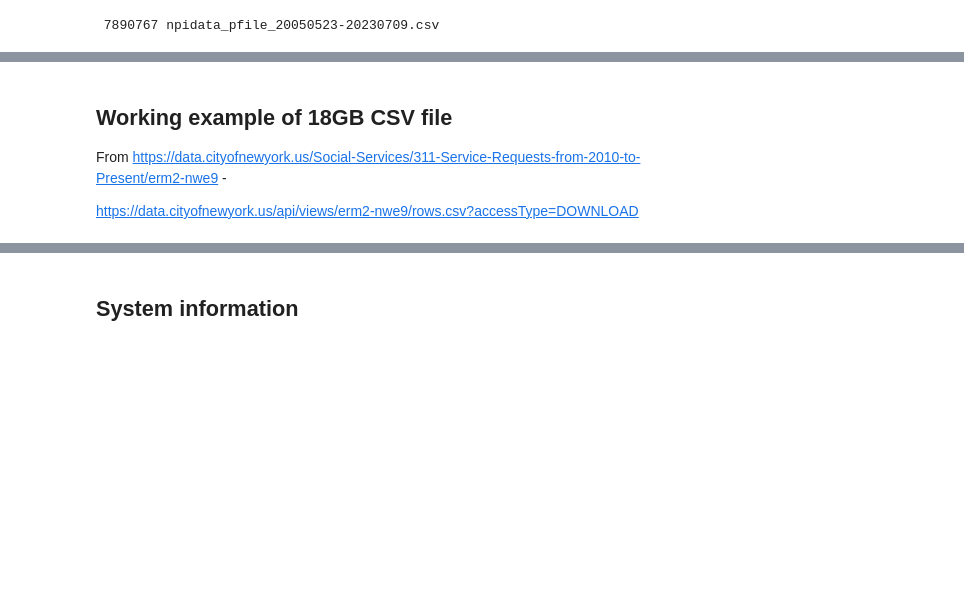
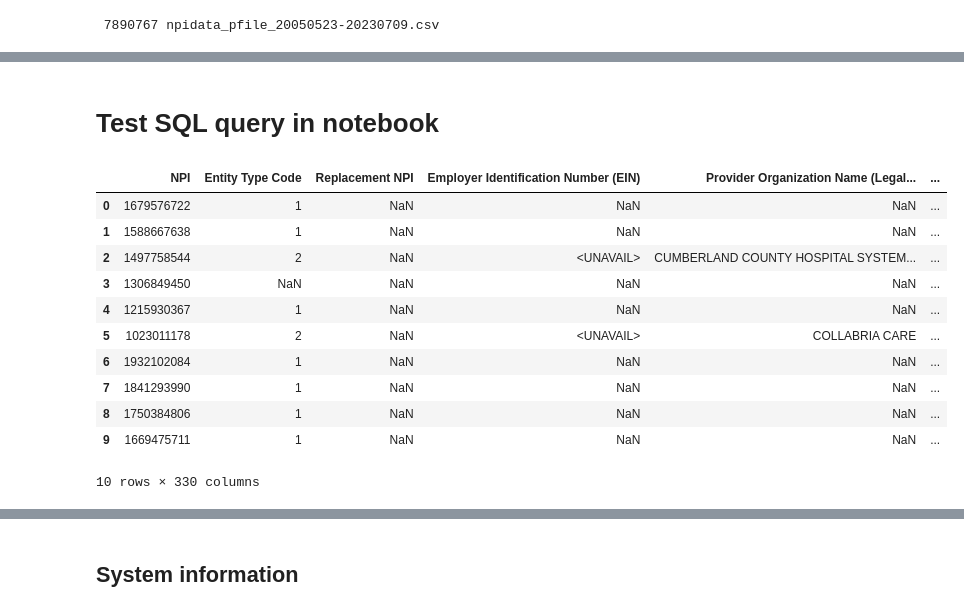
Before and after one commit to onefact/data_build_tool_payless.health, a Jupyter notebook: notebooks/cms.gov-national-plan-and-provider-identifier-database.ipynb, the cells around one changed output, grey strips where cells are left out. Cells and saved outputs as stored; diff of their text form; code cells hidden in the pictures; blank space fills up the shorter version.

```diff
--- a/notebooks/cms.gov-national-plan-and-provider-identifier-database.ipynb
+++ b/notebooks/cms.gov-national-plan-and-provider-identifier-database.ipynb
@@ -67,3 +168,5 @@ Archive:  NPPES_Data_Dissemination_July_2023.zip
+# %% [markdown]
+# Test SQL query in notebook
 # %%
 # Load duckdb, which lets us efficiently load large files
 import duckdb
@@ -86,12 +189,12 @@ FROM read_csv('npidata_pfile_20050523-20230709.csv',
   header=True,
   delim=',',
   quote='"',
-  nullstr='<UNAVAIL>',
+  nullstr='',
   dateformat='%m/%d/%Y',
-  parallel=True,
+  parallel=false,
   columns={
     'NPI': 'BIGINT',
-    'Entity Type Code': 'INT',
+    'Entity Type Code': 'VARCHAR',
     'Replacement NPI': 'BIGINT',
     'Employer Identification Number (EIN)': 'VARCHAR',
     'Provider Organization Name (Legal Business Name)': 'VARCHAR',
@@ -126,11 +229,11 @@ FROM read_csv('npidata_pfile_20050523-20230709.csv',
     'Provider Business Practice Location Address Country Code (If outside U.S.)': 'VARCHAR',
     'Provider Business Practice Location Address Telephone Number': 'VARCHAR',
     'Provider Business Practice Location Address Fax Number': 'VARCHAR',
-    'Provider Enumeration Date': 'DATE',
-    'Last Update Date': 'DATE',
+    'Provider Enumeration Date': 'VARCHAR',
+    'Last Update Date': 'VARCHAR',
     'NPI Deactivation Reason Code': 'VARCHAR',
-    'NPI Deactivation Date': 'DATE',
-    'NPI Reactivation Date': 'DATE',
+    'NPI Deactivation Date': 'VARCHAR',
+    'NPI Reactivation Date': 'VARCHAR',
     'Provider Gender Code': 'VARCHAR',
     'Authorized Official Last Name': 'VARCHAR',
     'Authorized Official First Name': 'VARCHAR',
@@ -394,38 +497,45 @@ FROM read_csv('npidata_pfile_20050523-20230709.csv',
     'Other Provider Identifier State_49': 'VARCHAR',
     'Other Provider Identifier Issuer_49': 'VARCHAR',
     'Other Provider Identifier_50': 'VARCHAR',
     'Other Provider Identifier Type Code_50': 'VARCHAR',
     'Other Provider Identifier State_50': 'VARCHAR',
     'Other Provider Identifier Issuer_50': 'VARCHAR',
     'Is Sole Proprietor': 'VARCHAR',
     'Is Organization Subpart': 'VARCHAR',
     'Parent Organization LBN': 'VARCHAR',
     'Parent Organization TIN': 'VARCHAR',
     'Authorized Official Name Prefix Text': 'VARCHAR',
     'Authorized Official Name Suffix Text': 'VARCHAR',
     'Authorized Official Credential Text': 'VARCHAR',
     'Healthcare Provider Taxonomy Group_1': 'VARCHAR',
     'Healthcare Provider Taxonomy Group_2': 'VARCHAR',
     'Healthcare Provider Taxonomy Group_3': 'VARCHAR',
     'Healthcare Provider Taxonomy Group_4': 'VARCHAR',
     'Healthcare Provider Taxonomy Group_5': 'VARCHAR',
     'Healthcare Provider Taxonomy Group_6': 'VARCHAR',
     'Healthcare Provider Taxonomy Group_7': 'VARCHAR',
     'Healthcare Provider Taxonomy Group_8': 'VARCHAR',
     'Healthcare Provider Taxonomy Group_9': 'VARCHAR',
     'Healthcare Provider Taxonomy Group_10': 'VARCHAR',
     'Healthcare Provider Taxonomy Group_11': 'VARCHAR',
     'Healthcare Provider Taxonomy Group_12': 'VARCHAR',
     'Healthcare Provider Taxonomy Group_13': 'VARCHAR',
     'Healthcare Provider Taxonomy Group_14': 'VARCHAR',
     'Healthcare Provider Taxonomy Group_15': 'VARCHAR',
-    'Certification Date': 'DATE'
+    'Certification Date': 'VARCHAR'
   }
 )
-LIMIT 1;
+LIMIT 10;
+# %% [output]
+|  | NPI | Entity Type Code | Replacement NPI | Employer Identification Number (EIN) | Provider Organization Name (Legal... | ... |
+| 0 | 1679576722 | 1 | NaN | NaN | NaN | ... |
+| 1 | 1588667638 | 1 | NaN | NaN | NaN | ... |
+| 2 | 1497758544 | 2 | NaN | <UNAVAIL> | CUMBERLAND COUNTY HOSPITAL SYSTEM... | ... |
+| 3 | 1306849450 | NaN | NaN | NaN | NaN | ... |
+| 4 | 1215930367 | 1 | NaN | NaN | NaN | ... |
+| 5 | 1023011178 | 2 | NaN | <UNAVAIL> | COLLABRIA CARE | ... |
+| 6 | 1932102084 | 1 | NaN | NaN | NaN | ... |
+| 7 | 1841293990 | 1 | NaN | NaN | NaN | ... |
+| 8 | 1750384806 | 1 | NaN | NaN | NaN | ... |
+| 9 | 1669475711 | 1 | NaN | NaN | NaN | ... |
+10 rows × 330 columns
-# %% [markdown]
-## Working example of 18GB CSV file
-
-From https://data.cityofnewyork.us/Social-Services/311-Service-Requests-from-2010-to-Present/erm2-nwe9 -
-
-https://data.cityofnewyork.us/api/views/erm2-nwe9/rows.csv?accessType=DOWNLOAD
```
Also changed, not shown: parts of 29 cells of this notebook.
